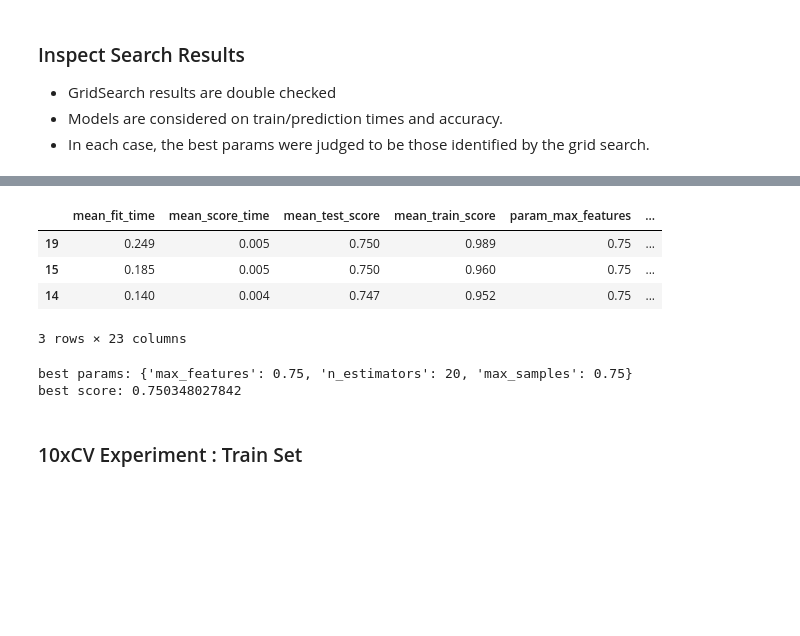
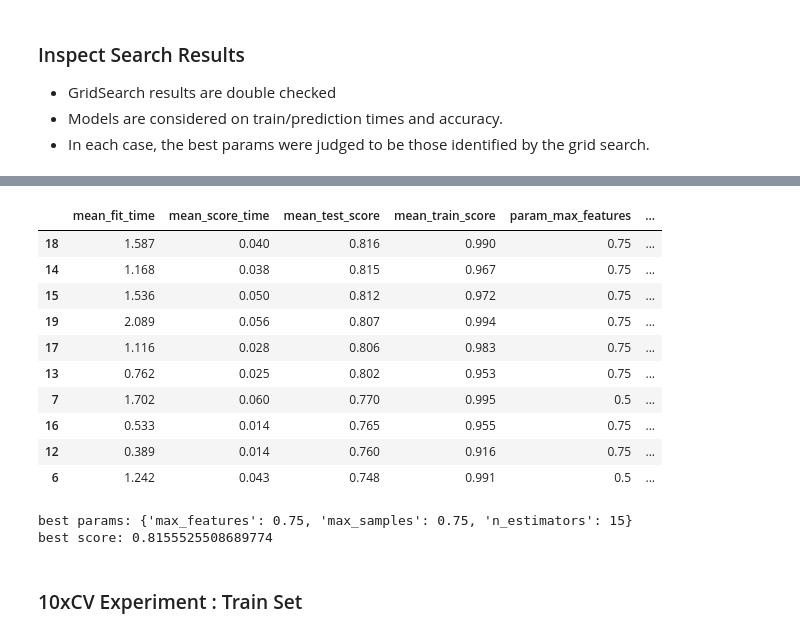
Before and after one commit to cojowy/lunar_lander, a Jupyter notebook: Task1.ipynb, the cells around one changed output, grey strips where cells are left out. Drawn from its saved outputs; the diff is of its cells as text; code cells hidden in the pictures; blank space fills up the shorter version.

```diff
--- a/Task1.ipynb
+++ b/Task1.ipynb
@@ -71,7 +93,7 @@ player.mod
 #data_file = "state_vectors_*.csv"
 
 #Andy
-data_file = "state_vectors_2018-04-21-20-41-25.csv"
+data_file = "state_vectors_andy.csv"
 
 #Conor
 #data_file = "../state_vectors_2018-04-20-15-12-38.csv"
@@ -79,12 +101,12 @@ data_file = "state_vectors_2018-04-21-20-41-25.csv"
 ### Experiment Parameters
 # %%
 #Sample for faster processing
-sample_frac = 0.10
+sample_frac = 1
 
 #Stratify to preserve label weightings
-grid_search_cv_folds = StratifiedKFold(5, shuffle=True)
+grid_search_cv_folds = StratifiedKFold(3, shuffle=True)
 cv_experiment_folds = StratifiedKFold(10, shuffle=True)
-learning_curve_folds = StratifiedKFold(5, shuffle=True)
+learning_curve_folds = StratifiedKFold(3, shuffle=True)
 # %% [markdown]
 ### Prepare Dataset
 - Undersampled to balance classes.
@@ -201,7 +223,7 @@ clfs = [RandomForestClassifier, MLPClassifier, BaggingClassifier]
 param_grids= {
     'RandomForestClassifier': {
         'criterion' : ['gini', 'entropy'],
-        'n_estimators' : [10,15,20],
+        'n_estimators' : [5,10,15,20],
         'max_features' : [None, 5, 8]
     },
     'MLPClassifier': {
@@ -230,7 +252,8 @@ for clf in clfs:
     current_GS = GridSearchCV(clf(),
                               param_grids[clf_name],
                               cv=grid_search_cv_folds,
-                              verbose=0,
+                              verbose=1,
+                              n_jobs=-1,
                               return_train_score=True).fit(X_train, y_train)
 
     # store grid search object for each classifier
@@ -287,21 +329,27 @@ best score: 0.671229698376
 # %%
 #print top3 results
 BAG_GS = stored_grid_searches['BaggingClassifier']
-topn(BAG_GS, 3).round(3)
+topn(BAG_GS, 10).round(3)
 # %% [output]
 |  | mean_fit_time | mean_score_time | mean_test_score | mean_train_score | param_max_features | ... |
-| 19 | 0.249 | 0.005 | 0.750 | 0.989 | 0.75 | ... |
-| 15 | 0.185 | 0.005 | 0.750 | 0.960 | 0.75 | ... |
-| 14 | 0.140 | 0.004 | 0.747 | 0.952 | 0.75 | ... |
+| 18 | 1.587 | 0.040 | 0.816 | 0.990 | 0.75 | ... |
+| 14 | 1.168 | 0.038 | 0.815 | 0.967 | 0.75 | ... |
+| 15 | 1.536 | 0.050 | 0.812 | 0.972 | 0.75 | ... |
+| 19 | 2.089 | 0.056 | 0.807 | 0.994 | 0.75 | ... |
+| 17 | 1.116 | 0.028 | 0.806 | 0.983 | 0.75 | ... |
+| 13 | 0.762 | 0.025 | 0.802 | 0.953 | 0.75 | ... |
+| 7 | 1.702 | 0.060 | 0.770 | 0.995 | 0.5 | ... |
+| 16 | 0.533 | 0.014 | 0.765 | 0.955 | 0.75 | ... |
+| 12 | 0.389 | 0.014 | 0.760 | 0.916 | 0.75 | ... |
+| 6 | 1.242 | 0.043 | 0.748 | 0.991 | 0.5 | ... |
-3 rows × 23 columns
 # %%
 print("best params:", BAG_GS.best_params_)
 print("best score:", BAG_GS.best_score_)
 
 selected_params['BaggingClassifier'] = BAG_GS.best_params_
 # %% [output]
-best params: {'max_features': 0.75, 'n_estimators': 20, 'max_samples': 0.75}
-best score: 0.750348027842
+best params: {'max_features': 0.75, 'max_samples': 0.75, 'n_estimators': 15}
+best score: 0.8155525508689774
 # %% [markdown]
 ### 10xCV Experiment : Train Set
 # %%
```
Also changed, not shown: parts of 19 cells of this notebook.
